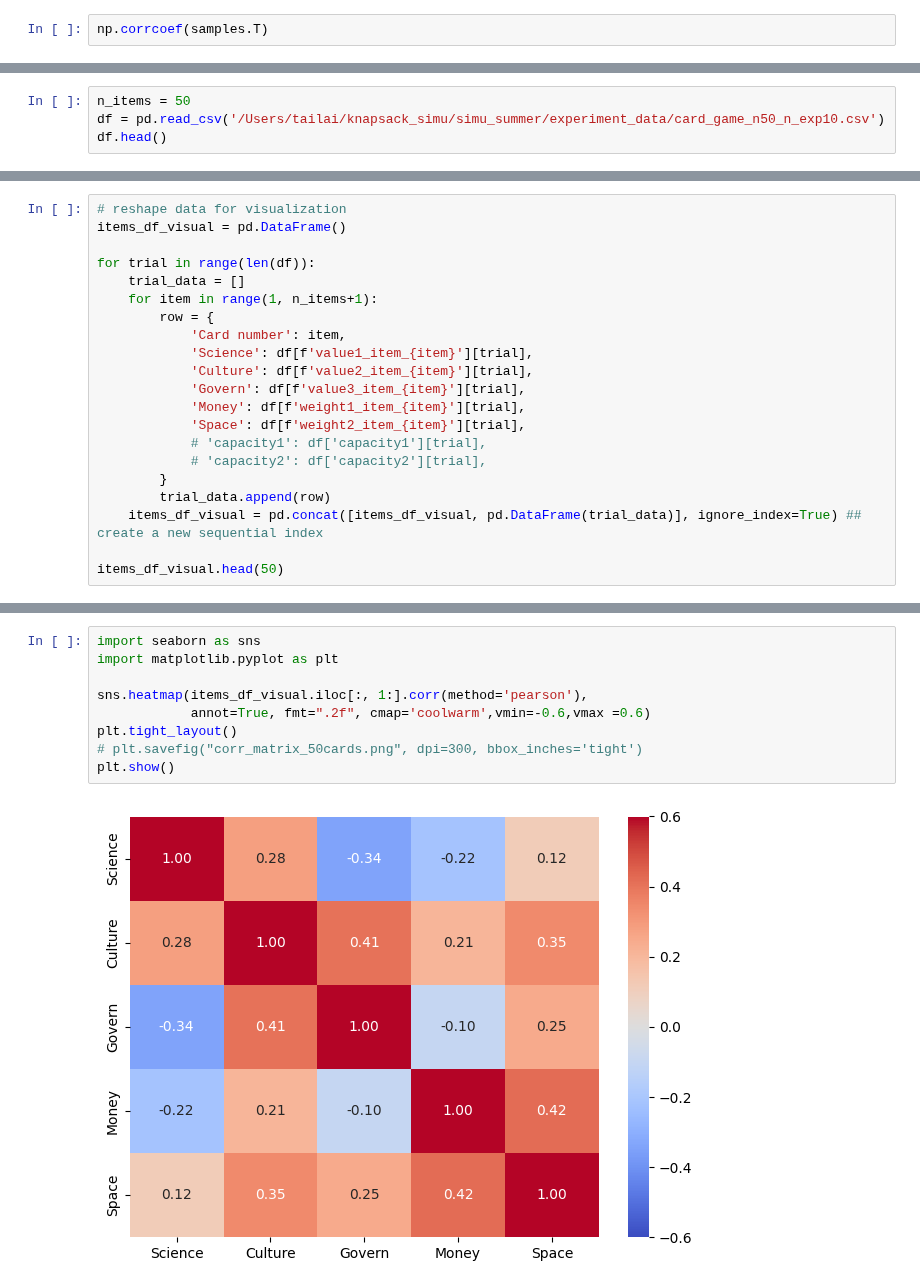
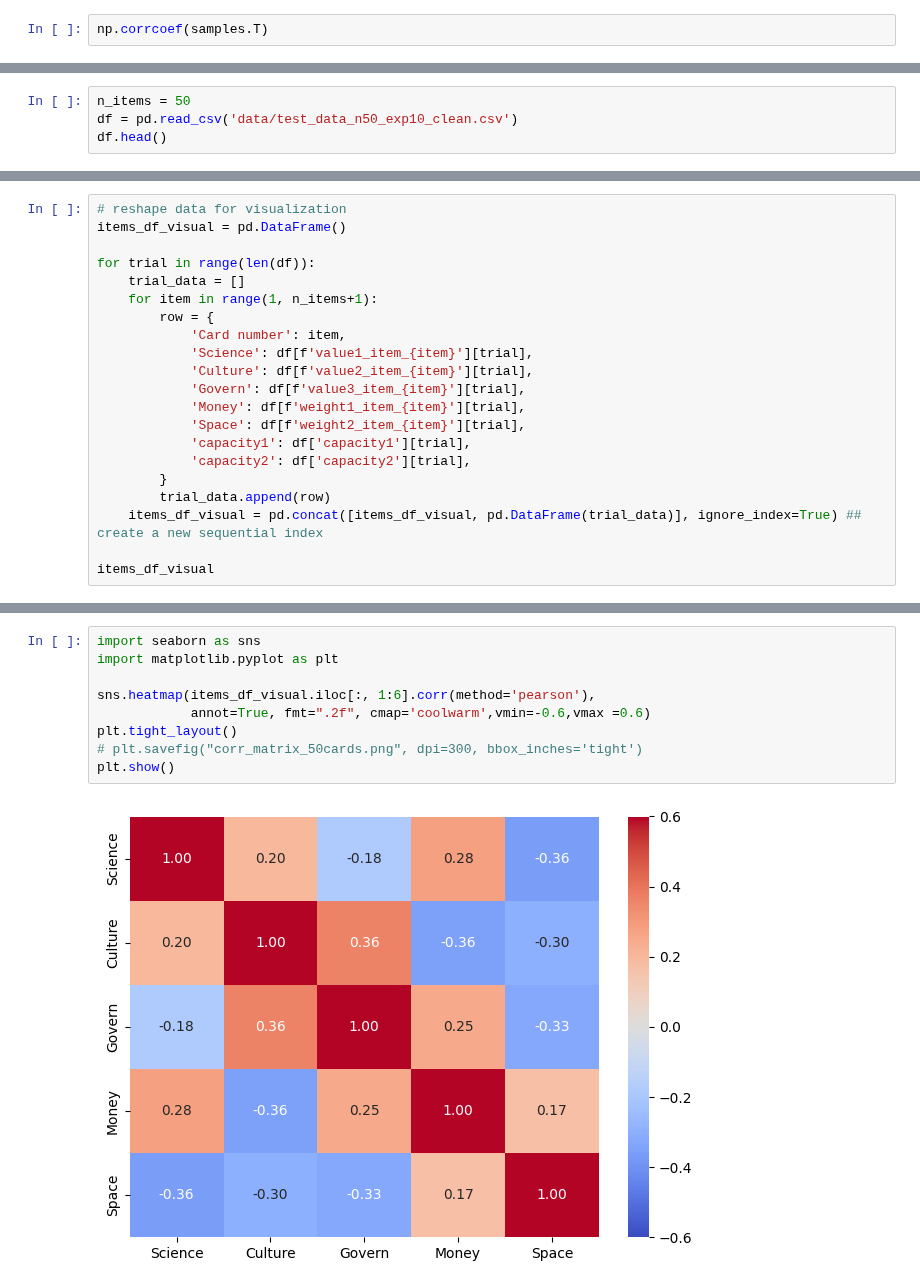
Before and after one commit to rameshsrinivasanuci/multiobjective, a Jupyter notebook: data_generation_gamma.ipynb, the cells around one changed output, grey strips where cells are left out. Saved outputs shown, nothing was run; the diff lists cells and outputs as text.

Commit message:
new data

```diff
--- a/data_generation_gamma.ipynb
+++ b/data_generation_gamma.ipynb
@@ -147,6 +182,6 @@ n_invalid_weight_ratio: 149
 # %%
 n_items = 50
-df = pd.read_csv('/Users/tailai/knapsack_simu/simu_summer/experiment_data/card_game_n50_n_exp10.csv')
+df = pd.read_csv('data/test_data_n50_exp10_clean.csv')
 df.head()
 # %% [output]
 |  | trial_number | value1_item_1 | value1_item_2 | value1_item_3 | value1_item_4 | value1_item_5 | ... |
@@ -170,11 +201,11 @@ for trial in range(len(df)):
             'Govern': df[f'value3_item_{item}'][trial],
             'Money': df[f'weight1_item_{item}'][trial],
             'Space': df[f'weight2_item_{item}'][trial],
-            # 'capacity1': df['capacity1'][trial],
-            # 'capacity2': df['capacity2'][trial],
+            'capacity1': df['capacity1'][trial],
+            'capacity2': df['capacity2'][trial],
         }
         trial_data.append(row)
     items_df_visual = pd.concat([items_df_visual, pd.DataFrame(trial_data)], ignore_index=True) ## create a new sequential index
 
-items_df_visual.head(50)
+items_df_visual
 # %% [output]
@@ -207,14 +238,14 @@ items_df_visual.iloc[:, 1:].corr(method='pearson')
 # %%
 import seaborn as sns
 import matplotlib.pyplot as plt
 
-sns.heatmap(items_df_visual.iloc[:, 1:].corr(method='pearson'),
+sns.heatmap(items_df_visual.iloc[:, 1:6].corr(method='pearson'),
             annot=True, fmt=".2f", cmap='coolwarm',vmin=-0.6,vmax =0.6)
 plt.tight_layout()
 # plt.savefig("corr_matrix_50cards.png", dpi=300, bbox_inches='tight')
 plt.show()
 # %% [output]
-[figure, old version]
+[figure, new version]
 # %%
 labels = ["Science", "Culture", "Govern", "Money", "Space"]
 sns.heatmap(r_psd, xticklabels=labels, yticklabels=labels,
```
Also changed, not shown: parts of 10 cells of this notebook, 3 other files.
